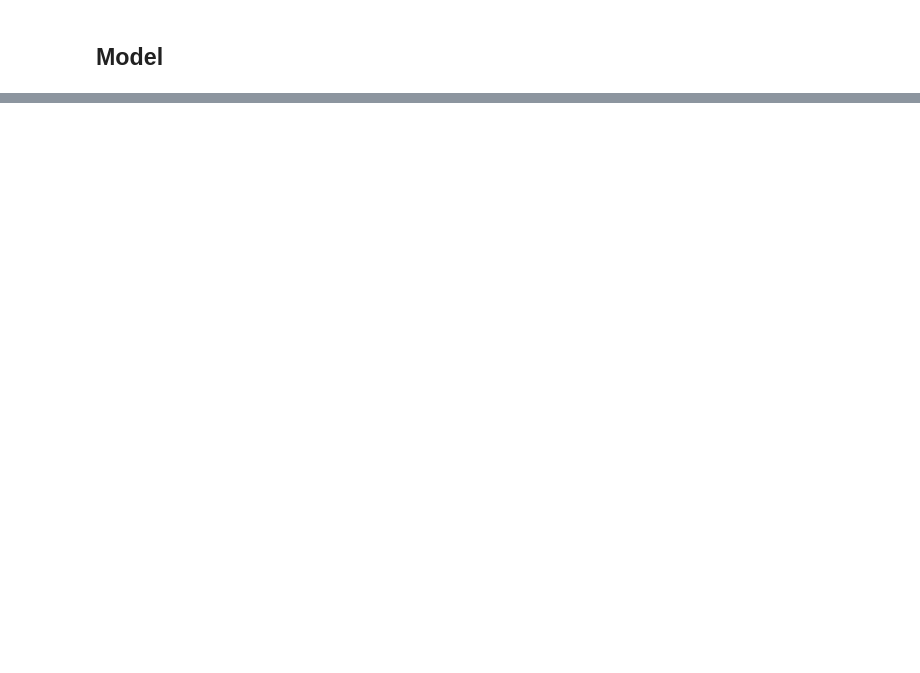
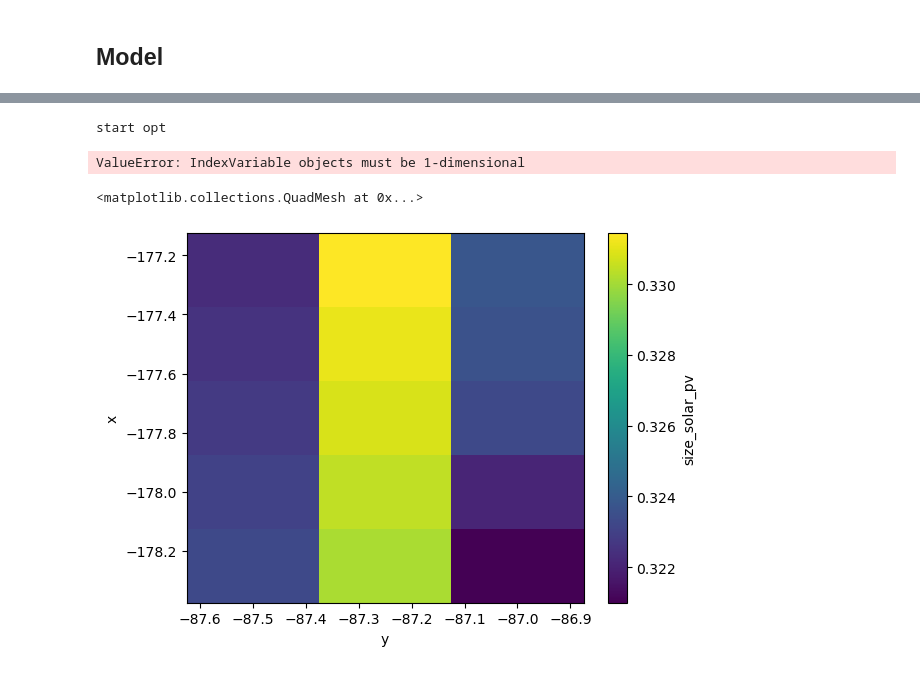
Before and after one commit to inwe-boku/syfop-global-costs, a Jupyter notebook: notebooks/hydrogen.ipynb, the cells around one changed output, grey strips where cells are left out. Drawn from its saved outputs; the diff is of its cells as text; code cells hidden in the pictures; blank space fills up the shorter version.

```diff
--- a/notebooks/hydrogen.ipynb
+++ b/notebooks/hydrogen.ipynb
@@ -366,0 +351,10 @@ Data variables: (12/30)
+# %%
+optimize_bla(py)
+# %% [output]
+start opt
+ValueError: IndexVariable objects must be 1-dimensional
+# %%
+xr.open_dataset(INTERIM_DIR / 'out_chunk.nc').size_solar_pv.plot()
+# %% [output]
+<matplotlib.collections.QuadMesh at 0x...>
+[figure, added]
```
Also changed, not shown: parts of 48 cells of this notebook, 4 other files.
